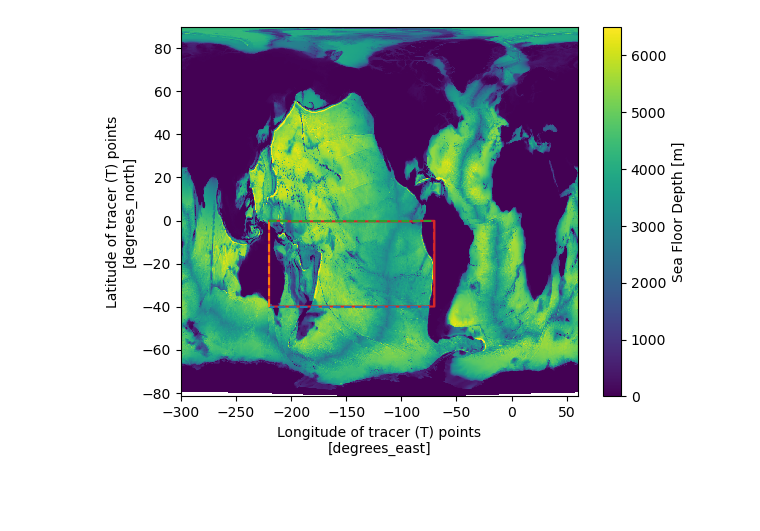
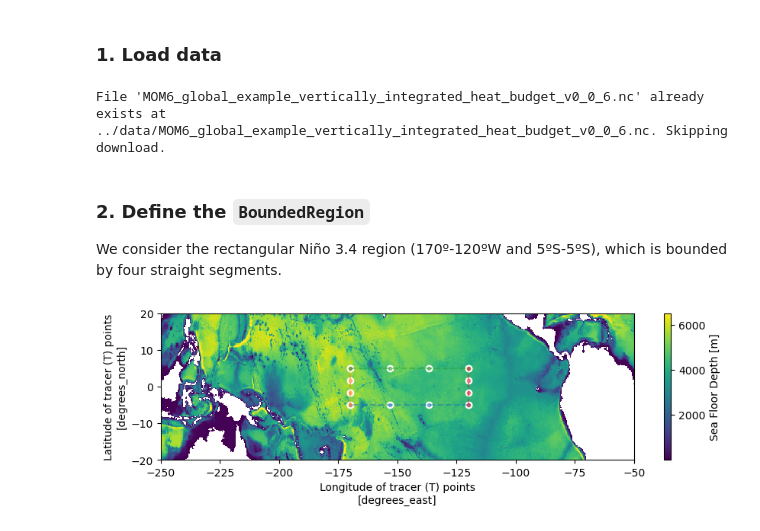
Before and after one commit to hdrake/regionate, a Jupyter notebook: examples/4_bounded_by_named_sections.ipynb, the cells around one changed output. Saved outputs shown, nothing was run; the diff lists cells and outputs as text; code cells hidden in the pictures; blank space fills up the shorter version.

Commit message:
Updated example notebooks

```diff
--- a/examples/4_bounded_by_named_sections.ipynb
+++ b/examples/4_bounded_by_named_sections.ipynb
@@ -39,24 +9,50 @@ plt.plot(region.lons_c, region.lats_c, color="w")
+# %% [markdown]
+### 1. Load data
+# %%
+from load_example_model_grid import load_MOM6_zint_heat_budget
+grid = load_MOM6_zint_heat_budget()
+ds = grid._ds
+
+# Thermdynamic constants used in Boussinesq heat budget
+rho0 = 1035. # kg/m^3
+Cp = 3992. # J/kg/K
+# %% [output]
+File 'MOM6_global_example_vertically_integrated_heat_budget_v0_0_6.nc' already exists at ../data/MOM6_global_example_vertically_integrated_heat_budget_v0_0_6.nc. Skipping download.
+# %% [markdown]
+### 2. Define the `BoundedRegion`
+
+We consider the rectangular Niño 3.4 region (170º-120ºW and 5ºS-5ºS), which is bounded by four straight segments.
 # %%
 import numpy as np
 import matplotlib.pyplot as plt
 
+# By default, sectionate creates sectionates between two points by following great circles;
+# thus, to make a box that follows constant longitude or latitude lines, we need to add some
+# intermediate points along each segment
+N = 4
+lons = [-170, -120]
+lats = [-5, 5]
 south_pacific_boundaries = [
-    Section("southern", [(lon, -40) for lon in np.arange(-220, -70, 5)]),
-    Section("western",  [(-220, -40),(-220,  0)]),
-    Section("northern", [(-220,   0),(-70,   0)]),
-    Section("eastern",  [(- 70,   0),(-70, -40)])
+    Section("southern", [(lon,  lats[0]) for lon in np.linspace(lons[0], lons[1], N)]),
+    Section("western",  [(lons[0],  lat) for lat in np.linspace(lats[0], lats[1], N)]),
+    Section("northern", [(lon,  lats[1]) for lon in np.linspace(lons[0], lons[1], N)]),
+    Section("eastern",  [(lons[1],  lat) for lat in np.linspace(lats[0], lats[1], N)]),
 ]
 
 section = join_sections("south pacific", *south_pacific_boundaries)
-region = BoundedRegion(section, grid)
-
-ds.deptho.plot(x="geolon", y="geolat")
-
-# Plot boundary of the region
-plt.plot(region.lons_c, region.lats_c, color="w")
-
-# Plot each child section that makes up the bounded region
-for child in region.children.values():
-    plt.plot(child.lons_c, child.lats_c, linestyle="--")
-# %% [output]
-[figure, removed]
+# %%
+plt.figure(figsize=(10, 2.5))
+# Plot seafloor depth for reference
+ds.deptho.where(ds.deptho!=0).plot(x="geolon", y="geolat")
+
+# Plot boundary of the region
+plt.plot(section.lons_c, section.lats_c, "o", color="w")
+
+# Plot each child section that makes up the bounded region
+for child in section.children.values():
+    plt.plot(child.lons_c, child.lats_c, ".", linestyle="--", alpha=0.5)
+
+plt.ylim(-20, 20);
+plt.xlim(-250, -50);
+# %% [output]
+[figure, added]
```
Also changed, not shown: parts of 20 cells of this notebook, 2 other files.
